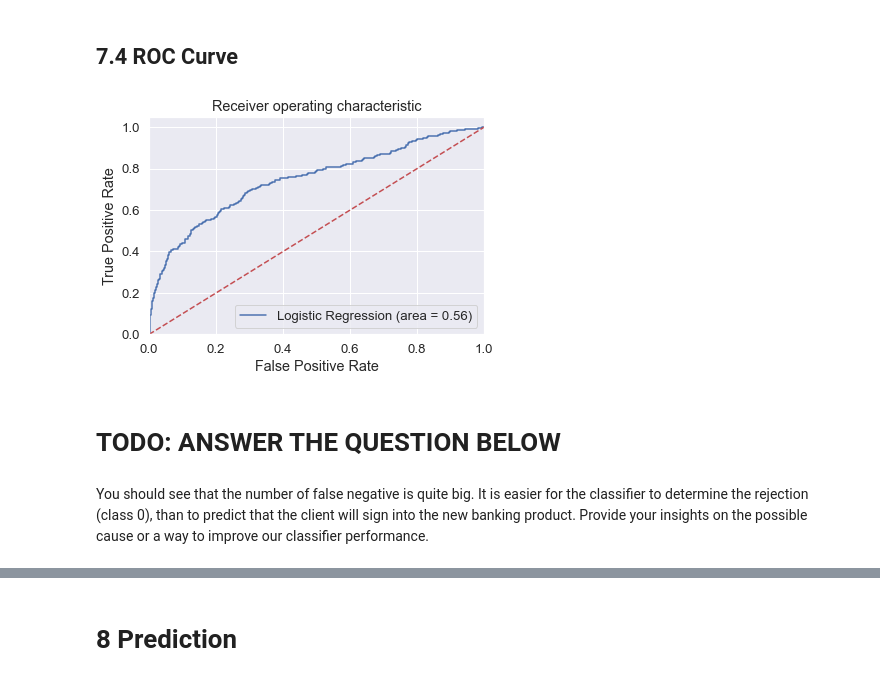
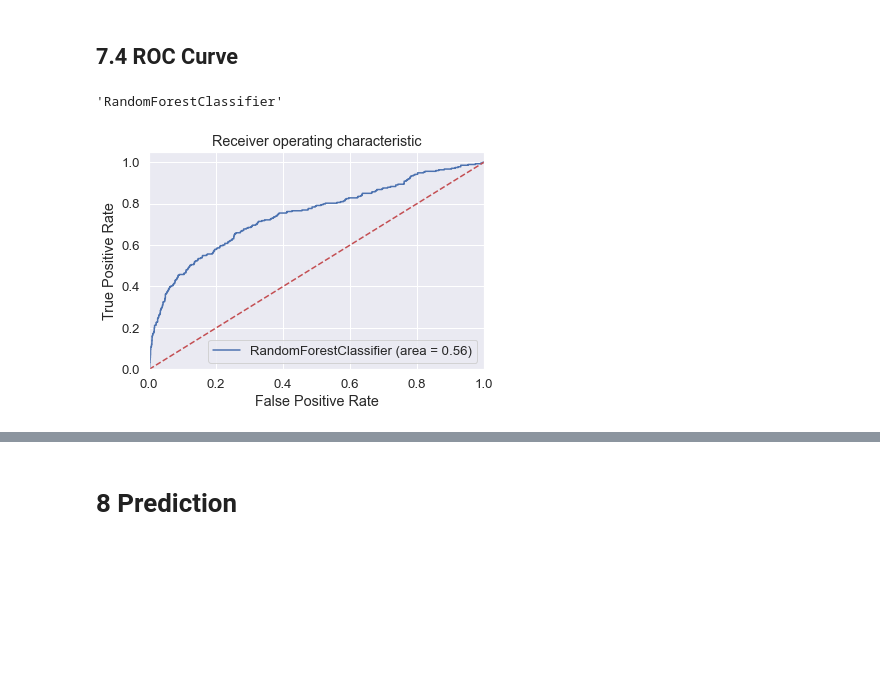
Before and after one commit to EmaTran/CSIS3290_GroupProject, a Jupyter notebook: MiniProject2/CSIS3290_MiniProject2.ipynb, the cells around one changed output, grey strips where cells are left out. Saved outputs shown, nothing was run; the diff lists cells and outputs as text; code cells hidden in the pictures; blank space fills up the shorter version.

```diff
--- a/MiniProject2/CSIS3290_MiniProject2.ipynb
+++ b/MiniProject2/CSIS3290_MiniProject2.ipynb
@@ -907,24 +907,24 @@ print(classification_report(y_test, y_pred))
 weighted avg       0.87      0.89      0.85      2261
 # %% [markdown]
 ## 7.4 ROC Curve
+# %%
+str(model_step_6['classifier'])[:22]
+# %% [output]
+'RandomForestClassifier'
 # %%
 roc_auc = roc_auc_score(y_test, model_step_6.predict(X_test))
 fpr, tpr, thresholds = roc_curve(y_test, model_step_6.predict_proba(X_test)[:,1])
 
 plt.figure()
-plt.plot(fpr, tpr, label='Logistic Regression (area = %0.2f)' % roc_auc)
+plt.plot(fpr, tpr, label=f'{str(model_step_6["classifier"])[:22]} (area = {roc_auc:.2f})')
 plt.plot([0, 1], [0, 1],'r--')
 plt.xlim([0.0, 1.0])
 plt.ylim([0.0, 1.05])
 plt.xlabel('False Positive Rate')
 plt.ylabel('True Positive Rate')
 plt.title('Receiver operating characteristic')
 plt.legend(loc="lower right")
 #plt.savefig('Log_ROC')
 plt.show()
 # %% [output]
-[figure, old version]
+[figure, new version]
-# %% [markdown]
-# TODO: ANSWER THE QUESTION BELOW
-# %% [markdown]
-You should see that the number of false negative is quite big. It is easier for the classifier to determine the rejection (class 0), than to predict that the client will sign into the new banking product. Provide your insights on the possible cause or a way to improve our classifier performance.
```
Also changed, not shown: parts of 27 cells of this notebook.
